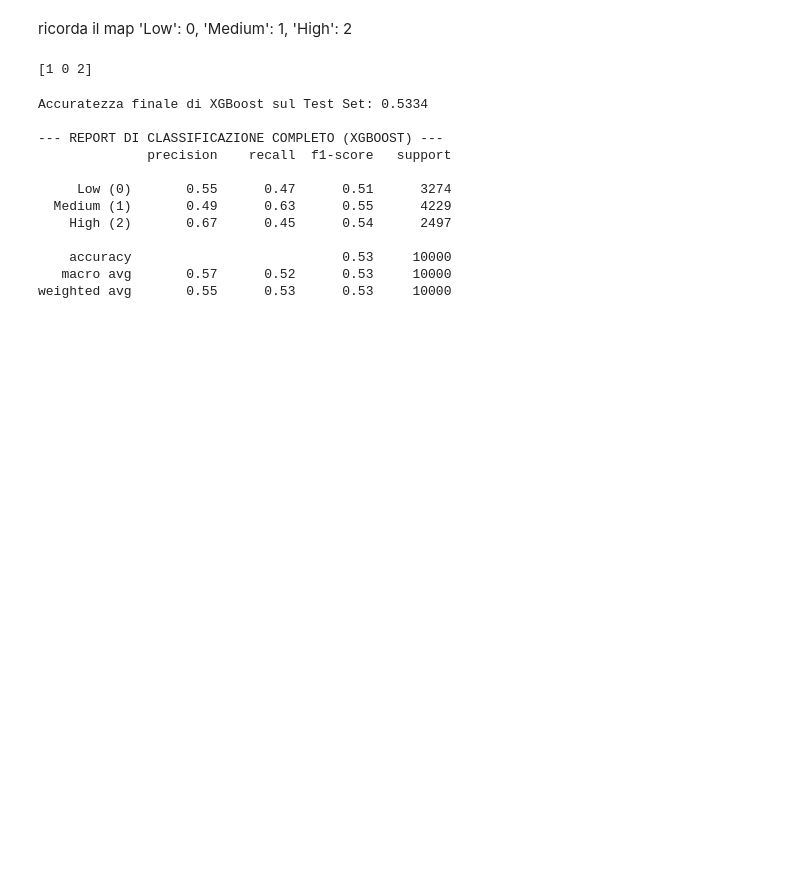
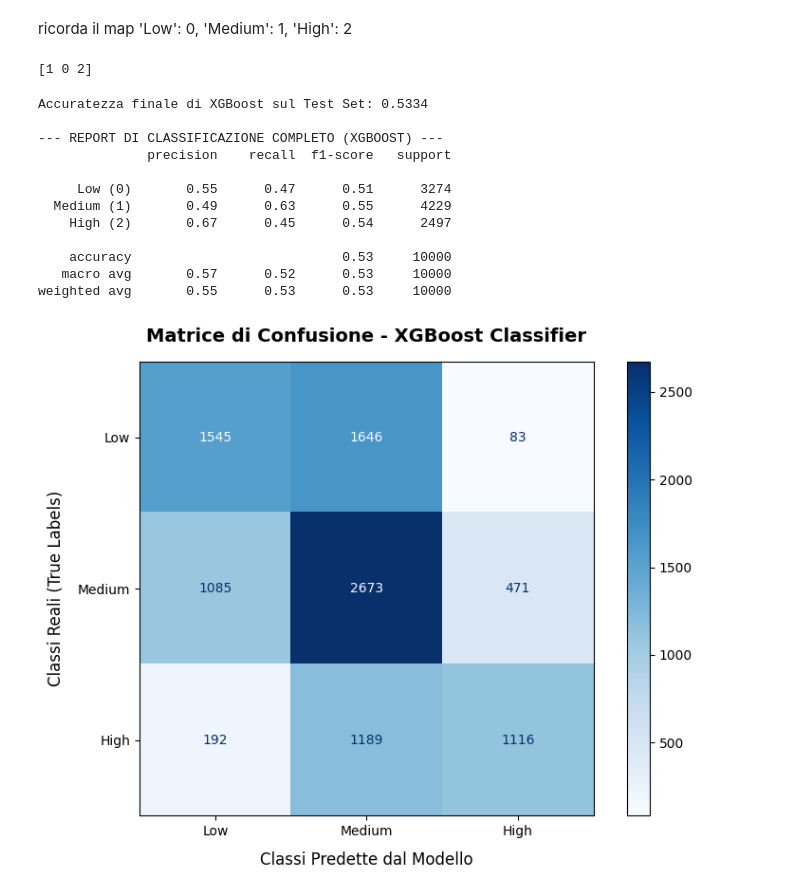
Before and after one commit to GabrieleBan/AI_Impact_on_Students, a Jupyter notebook: predizione burnout__v2.ipynb, the cells around one changed output. Saved outputs shown, nothing was run; the diff lists cells and outputs as text; code cells hidden in the pictures; blank space fills up the shorter version.

Commit message:
modifiche sul modello xgboost

```diff
--- a/predizione burnout__v2.ipynb
+++ b/predizione burnout__v2.ipynb
@@ -380,3 +388,41 @@ Accuratezza finale di XGBoost sul Test Set: 0.5334
     accuracy                           0.53     10000
    macro avg       0.57      0.52      0.53     10000
 weighted avg       0.55      0.53      0.53     10000
+# %%
+import matplotlib.pyplot as plt
+from sklearn.metrics import confusion_matrix, ConfusionMatrixDisplay
+
+# 1. Calcoliamo la matrice di confusione numerica pura
+cm = confusion_matrix(y_test, y_pred_xgb)
+
+# 2. Configuriamo l'aspetto grafico della matrice
+fig, ax = plt.subplots(figsize=(8, 6))
+
+# Definiamo i nomi esatti delle classi
+target_names = ['Low', 'Medium', 'High']
+
+# Creiamo il visualizzatore grafico
+visualizzatore_cm = ConfusionMatrixDisplay(
+    confusion_matrix=cm,
+    display_labels=target_names
+)
+
+# 3. Disegniamo la matrice sul grafico
+visualizzatore_cm.plot(
+    ax=ax,
+    cmap='Blues',         # Sfumatura di blu elegante (i valori alti saranno blu scuro)
+    values_format='d'      # Mostra i numeri come interi puri (senza decimali strani)
+)
+
+# 4. Personalizzazione estetica dei titoli e delle etichette
+plt.title("Matrice di Confusione - XGBoost Classifier", fontsize=14, pad=15, fontweight='bold')
+plt.xlabel("Classi Predette dal Modello", fontsize=12, labelpad=10)
+plt.ylabel("Classi Reali (True Labels)", fontsize=12, labelpad=10)
+
+# Rimuoviamo la griglia di sfondo bianca che potrebbe sporcare i quadrati
+ax.grid(False)
+
+plt.tight_layout()
+plt.show()
+# %% [output]
+[figure, added]
```
Also changed, not shown: parts of 2 cells of this notebook.
